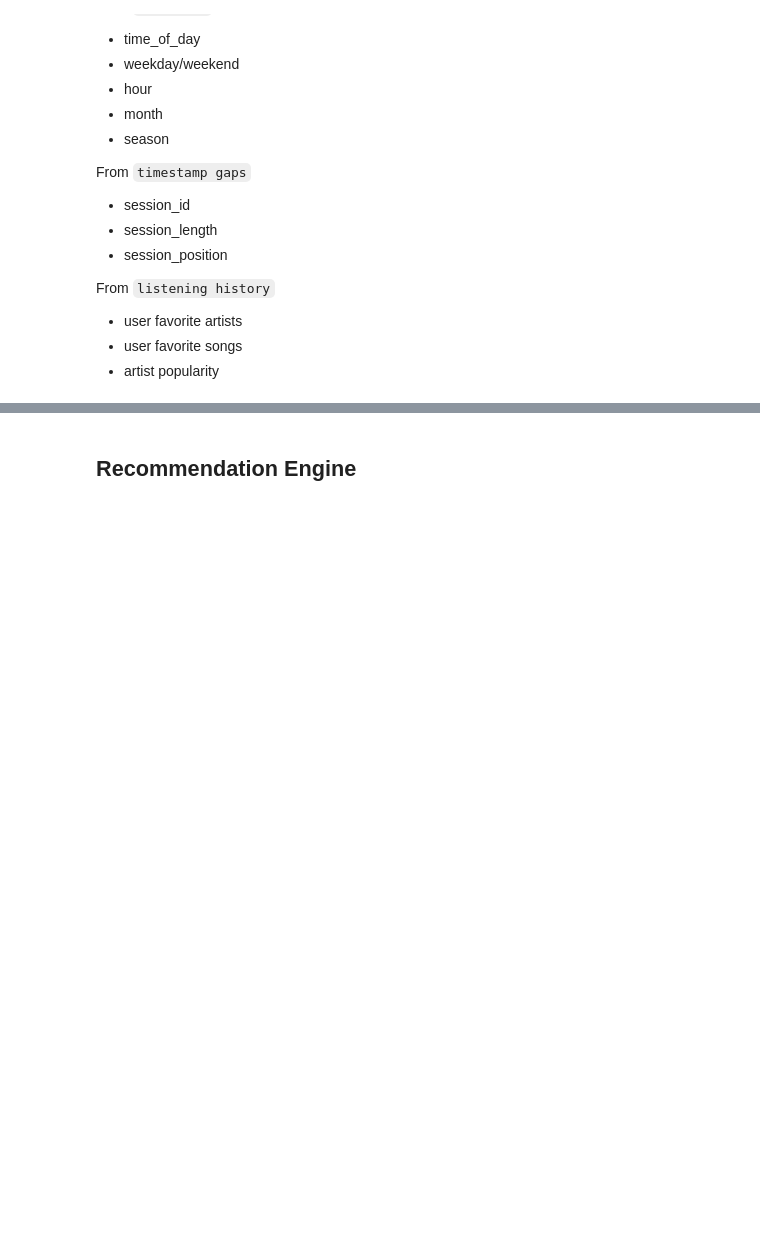
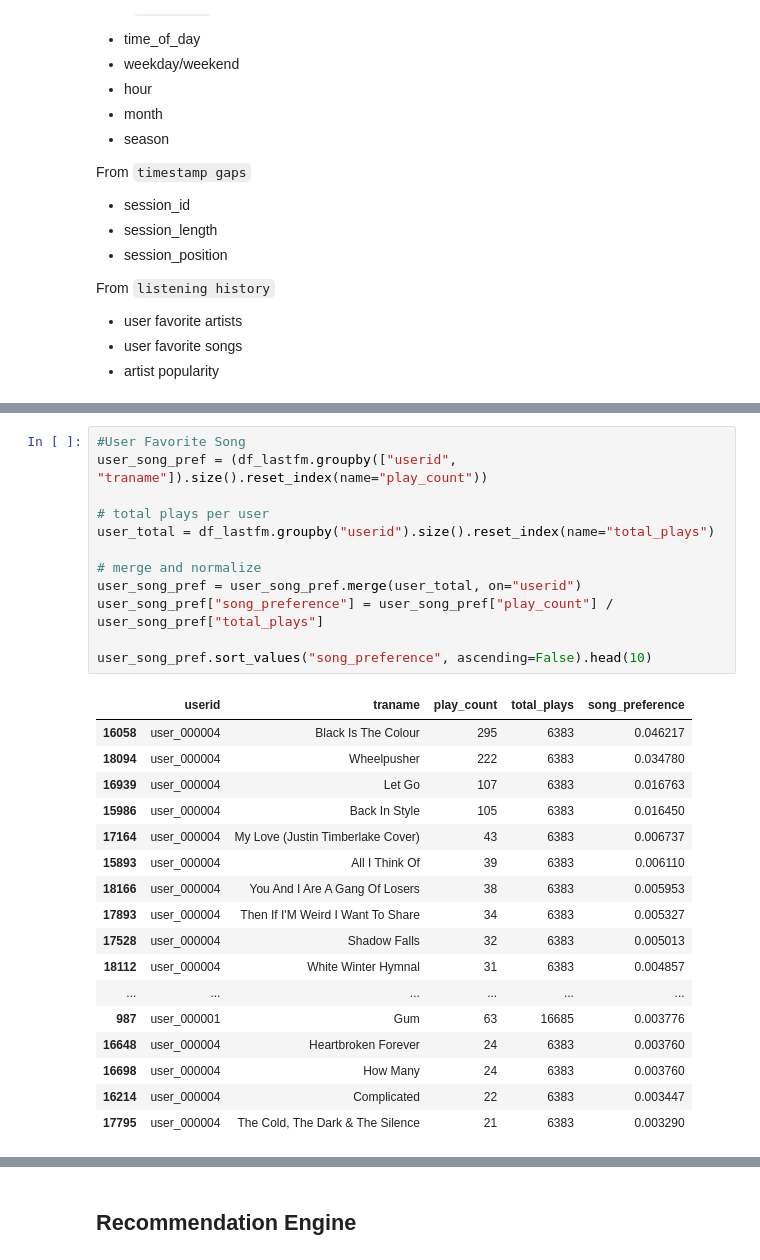
Before and after one commit to Montmont20z/music-recommender, a Jupyter notebook: notebook.ipynb, the cells around one changed output, grey strips where cells are left out. Cells and saved outputs as stored; diff of their text form; blank space fills up the shorter version.

```diff
--- a/notebook.ipynb
+++ b/notebook.ipynb
@@ -205,0 +212,30 @@ From `listening history`
+# %%
+#User Favorite Song
+user_song_pref = (df_lastfm.groupby(["userid", "traname"]).size().reset_index(name="play_count"))
+
+# total plays per user
+user_total = df_lastfm.groupby("userid").size().reset_index(name="total_plays")
+
+# merge and normalize
+user_song_pref = user_song_pref.merge(user_total, on="userid")
+user_song_pref["song_preference"] = user_song_pref["play_count"] / user_song_pref["total_plays"]
+
+user_song_pref.sort_values("song_preference", ascending=False).head(10)
+# %% [output]
+|  | userid | traname | play_count | total_plays | song_preference |
+| 16058 | user_000004 | Black Is The Colour | 295 | 6383 | 0.046217 |
+| 18094 | user_000004 | Wheelpusher | 222 | 6383 | 0.034780 |
+| 16939 | user_000004 | Let Go | 107 | 6383 | 0.016763 |
+| 15986 | user_000004 | Back In Style | 105 | 6383 | 0.016450 |
+| 17164 | user_000004 | My Love (Justin Timberlake Cover) | 43 | 6383 | 0.006737 |
+| 15893 | user_000004 | All I Think Of | 39 | 6383 | 0.006110 |
+| 18166 | user_000004 | You And I Are A Gang Of Losers | 38 | 6383 | 0.005953 |
+| 17893 | user_000004 | Then If I'M Weird I Want To Share | 34 | 6383 | 0.005327 |
+| 17528 | user_000004 | Shadow Falls | 32 | 6383 | 0.005013 |
+| 18112 | user_000004 | White Winter Hymnal | 31 | 6383 | 0.004857 |
+| ... | ... | ... | ... | ... | ... |
+| 987 | user_000001 | Gum | 63 | 16685 | 0.003776 |
+| 16648 | user_000004 | Heartbroken Forever | 24 | 6383 | 0.003760 |
+| 16698 | user_000004 | How Many | 24 | 6383 | 0.003760 |
+| 16214 | user_000004 | Complicated | 22 | 6383 | 0.003447 |
+| 17795 | user_000004 | The Cold, The Dark & The Silence | 21 | 6383 | 0.003290 |
```
Also changed, not shown: parts of 9 cells of this notebook.
